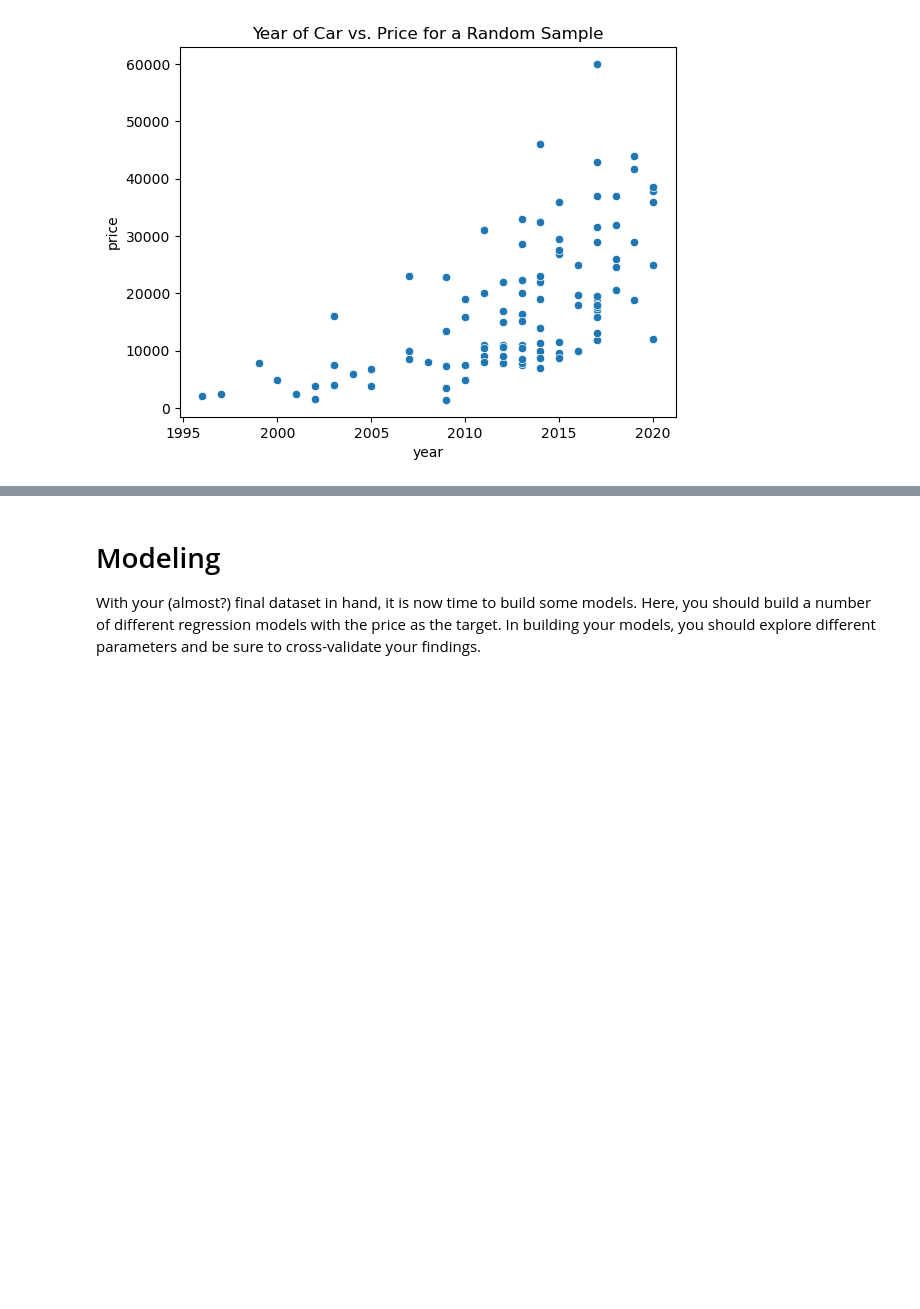
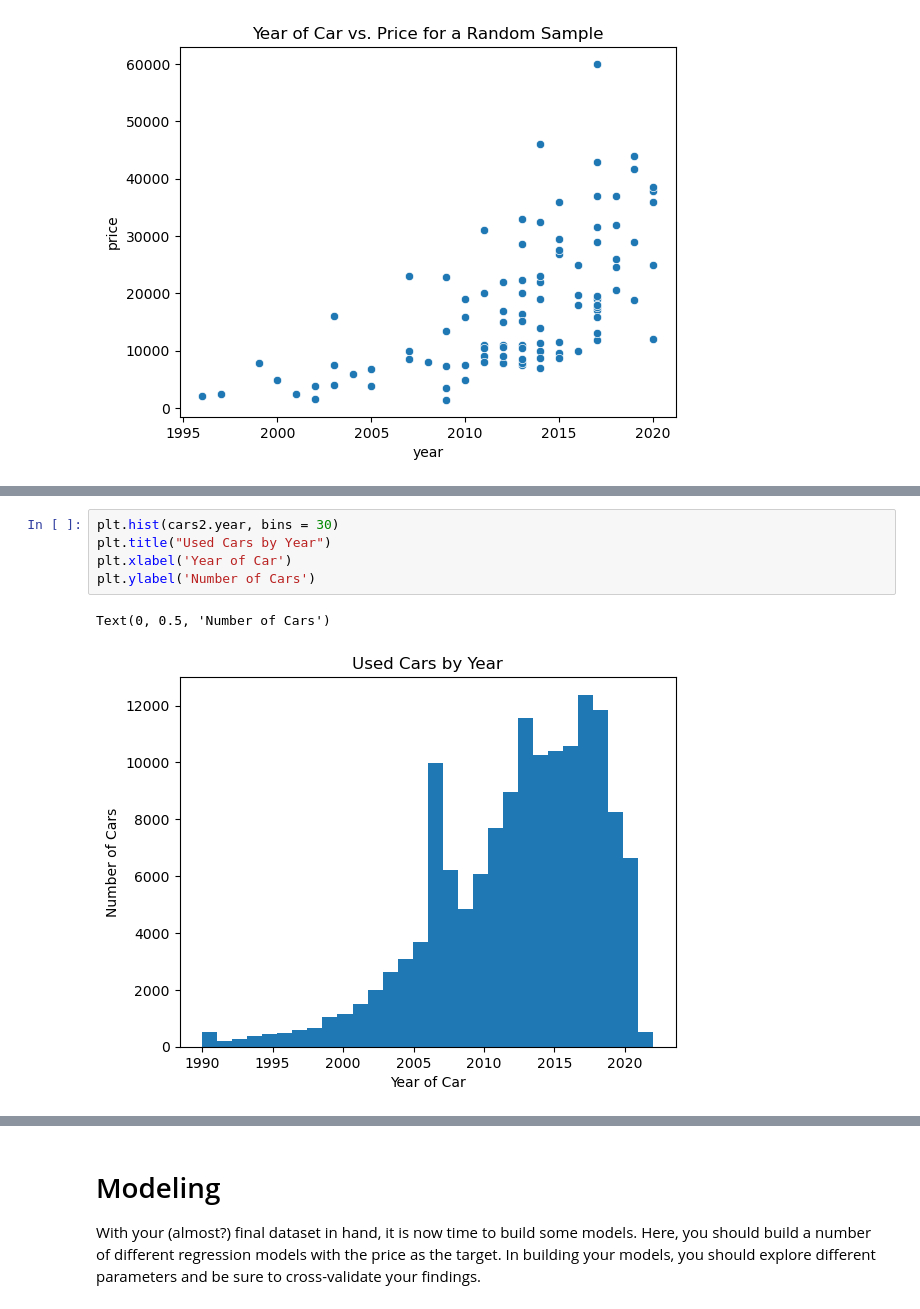
Before and after one commit to coachtech/BE_MLAI_LSTERN, a Jupyter notebook: Practical_Application_2/prompt_II.ipynb, the cells around one changed output, grey strips where cells are left out. Cells and saved outputs as stored; diff of their text form; blank space fills up the shorter version.

```diff
--- a/Practical_Application_2/prompt_II.ipynb
+++ b/Practical_Application_2/prompt_II.ipynb
@@ -289,0 +264,8 @@ memory usage: 14.4+ MB
+# %%
+plt.hist(cars2.year, bins = 30)
+plt.title("Used Cars by Year")
+plt.xlabel('Year of Car')
+plt.ylabel('Number of Cars')
+# %% [output]
+Text(0, 0.5, 'Number of Cars')
+[figure, added]
```
Also changed, not shown: parts of 40 cells of this notebook, 3 other files.
